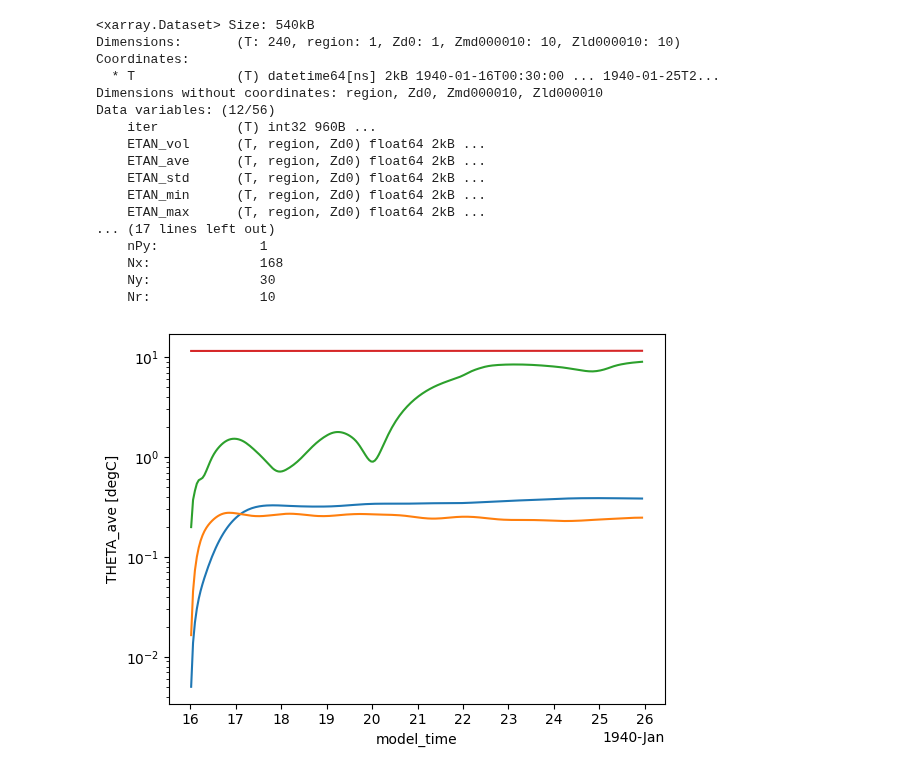
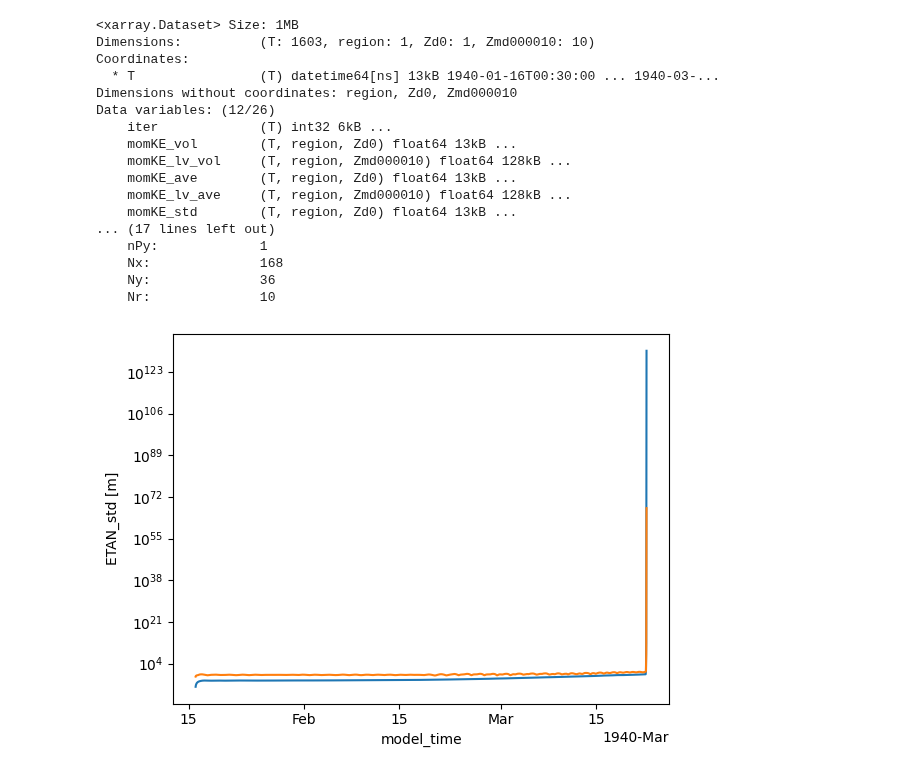
Before and after one commit to FattyZH/eqp-dlfv-mitgcm-era5, a Jupyter notebook: script/analysis.ipynb, the cells around one changed output. Saved outputs shown, nothing was run; the diff lists cells and outputs as text; code cells hidden in the pictures.

```diff
--- a/script/analysis.ipynb
+++ b/script/analysis.ipynb
@@ -1,38 +1,34 @@
 # %%
 import MITgcmutils as mutils
 import numpy as np
 import xarray as xr
 import matplotlib.pyplot as plt
-a = xr.open_dataset('../run/mnc_exp_0001/stat.0000000000.t001.nc')
-display(a)
-# a['ETAN_ave'].T.plot()
-ed = -1
-a['UVEL_std'][:ed].plot()
-a['VVEL_std'][:ed].plot()
-a['ETAN_std'][:ed].plot()
-a['THETA_ave'][:ed].plot()
+# ed = 1632
+with xr.open_dataset('../run/mnc_exp_0001/stat.0000000000.t001.nc') as a:
+    display(a)
+    a['momKE_ave'][:].plot()
+    a['ETAN_std'][:].plot()
 
-# a['THETA_std'].plot()
-plt.gca().set_yscale('log')
+    plt.gca().set_yscale('log')
 # %% [output]
-<xarray.Dataset> Size: 540kB
-Dimensions:       (T: 240, region: 1, Zd0: 1, Zmd000010: 10, Zld000010: 10)
+<xarray.Dataset> Size: 1MB
+Dimensions:          (T: 1603, region: 1, Zd0: 1, Zmd000010: 10)
 Coordinates:
-  * T             (T) datetime64[ns] 2kB 1940-01-16T00:30:00 ... 1940-01-25T2...
-Dimensions without coordinates: region, Zd0, Zmd000010, Zld000010
-Data variables: (12/56)
-    iter          (T) int32 960B ...
-    ETAN_vol      (T, region, Zd0) float64 2kB ...
-    ETAN_ave      (T, region, Zd0) float64 2kB ...
-    ETAN_std      (T, region, Zd0) float64 2kB ...
-    ETAN_min      (T, region, Zd0) float64 2kB ...
-    ETAN_max      (T, region, Zd0) float64 2kB ...
+  * T                (T) datetime64[ns] 13kB 1940-01-16T00:30:00 ... 1940-03-...
+Dimensions without coordinates: region, Zd0, Zmd000010
+Data variables: (12/26)
+    iter             (T) int32 6kB ...
+    momKE_vol        (T, region, Zd0) float64 13kB ...
+    momKE_lv_vol     (T, region, Zmd000010) float64 128kB ...
+    momKE_ave        (T, region, Zd0) float64 13kB ...
+    momKE_lv_ave     (T, region, Zmd000010) float64 128kB ...
+    momKE_std        (T, region, Zd0) float64 13kB ...
 ... (17 lines left out)
     nPy:             1
     Nx:              168
-    Ny:              30
+    Ny:              36
     Nr:              10
-[figure, old version]
+[figure, new version]
 # %%
 import MITgcmutils as mutils
 import numpy as np
```
Also changed, not shown: parts of 2 cells of this notebook, 6 other files.
